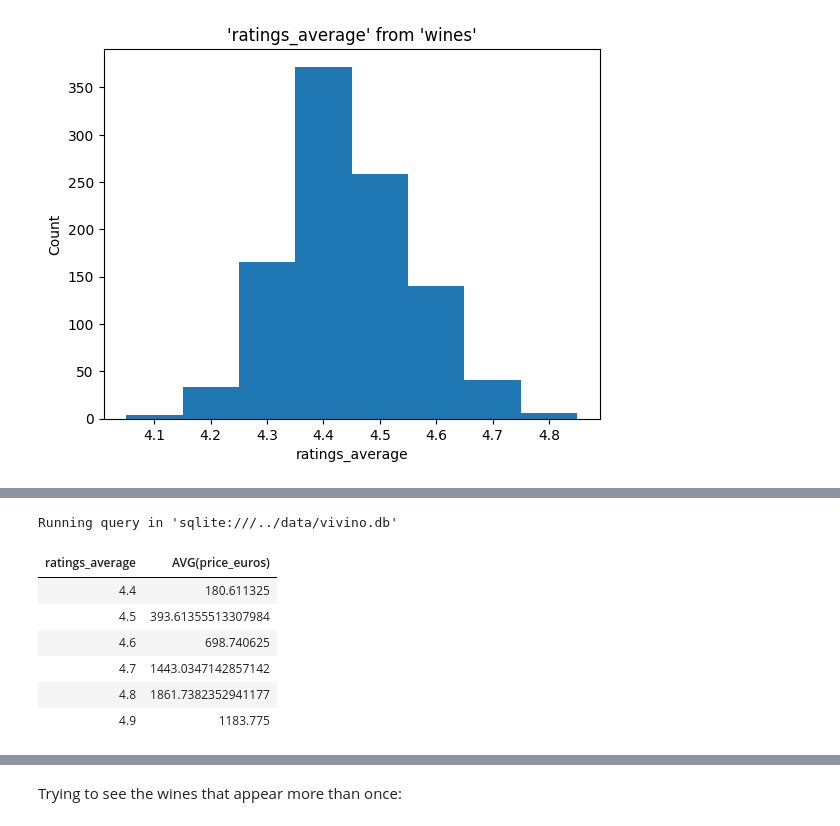
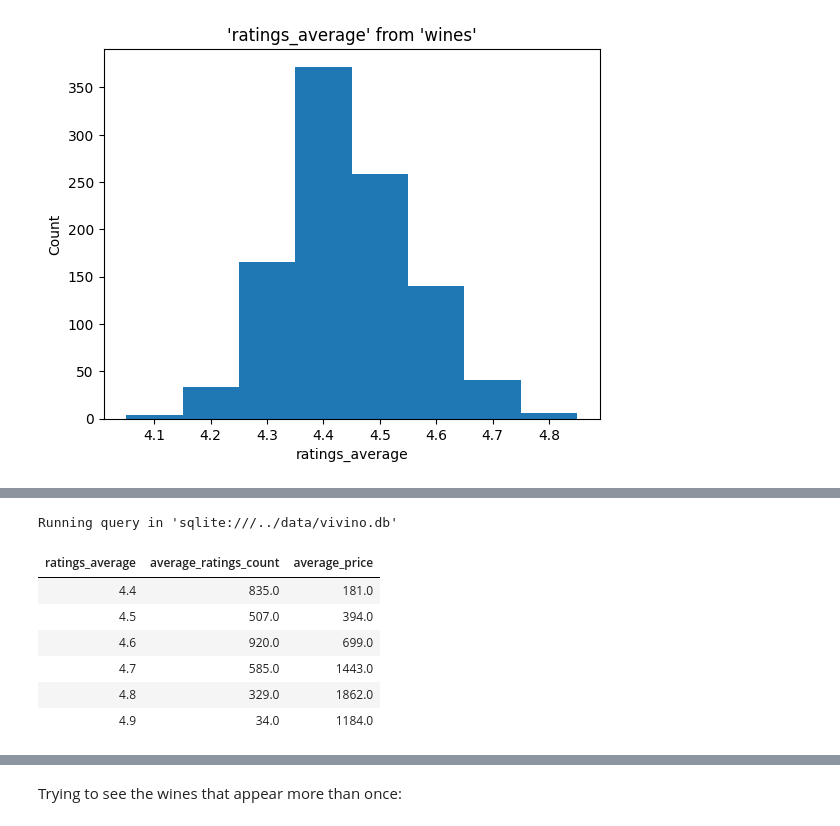
Before and after one commit to JanKazimir/vivinodb, a Jupyter notebook: notebooks/disco.ipynb, the cells around one changed output, grey strips where cells are left out. Cells and saved outputs as stored; diff of their text form; code cells hidden in the pictures.

```diff
--- a/notebooks/disco.ipynb
+++ b/notebooks/disco.ipynb
@@ -93,17 +118,16 @@ Average price by rating:
 # %%
-%%sql --save avg_price_by_rating
-SELECT  ratings_average,  AVG(price_euros)
+%%sql
+SELECT ratings_average, round(AVG(ratings_count)) AS average_ratings_count  , round(AVG(price_euros)) AS average_price
 FROM vintages
-WHERE ratings_average > 4.0
+WHERE ratings_average > 4.0 --AND ratings_count > 100
 GROUP BY ratings_average
 ORDER BY ratings_average ASC
-LIMIT 10
 # %% [output]
 Running query in 'sqlite:///../data/vivino.db'
-| ratings_average | AVG(price_euros) |
-| 4.4 | 180.611325 |
-| 4.5 | 393.61355513307984 |
-| 4.6 | 698.740625 |
-| 4.7 | 1443.0347142857142 |
-| 4.8 | 1861.7382352941177 |
-| 4.9 | 1183.775 |
+| ratings_average | average_ratings_count | average_price |
+| 4.4 | 835.0 | 181.0 |
+| 4.5 | 507.0 | 394.0 |
+| 4.6 | 920.0 | 699.0 |
+| 4.7 | 585.0 | 1443.0 |
+| 4.8 | 329.0 | 1862.0 |
+| 4.9 | 34.0 | 1184.0 |
```
Also changed, not shown: parts of 26 cells of this notebook, 6 other files.
